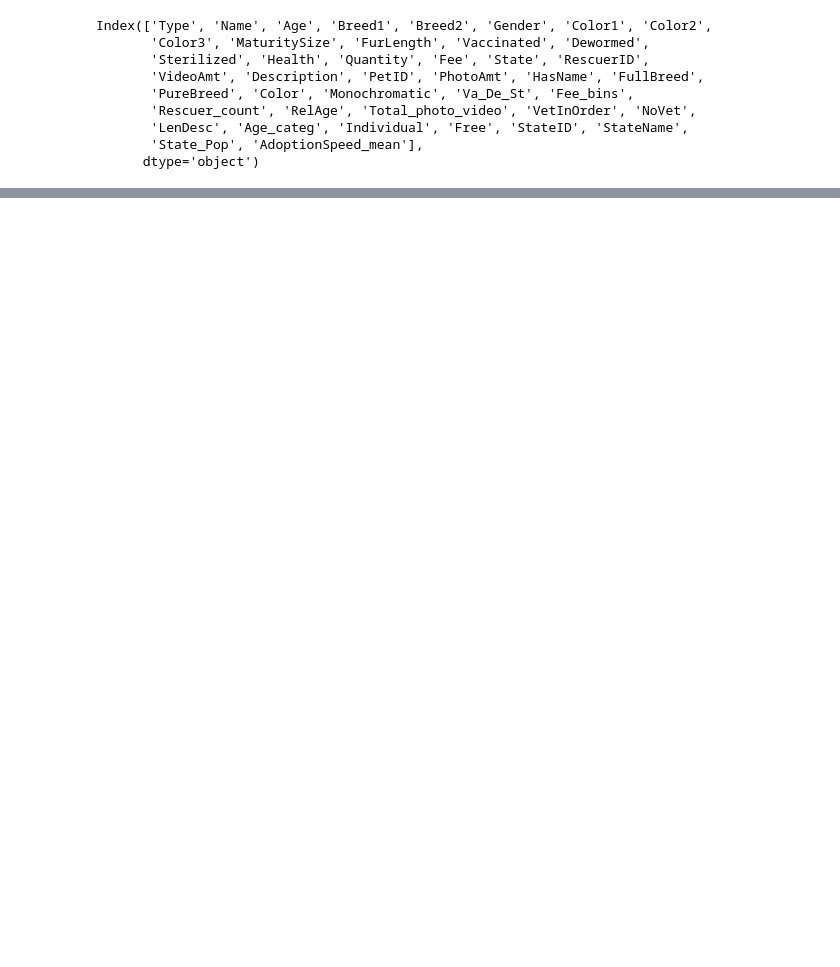
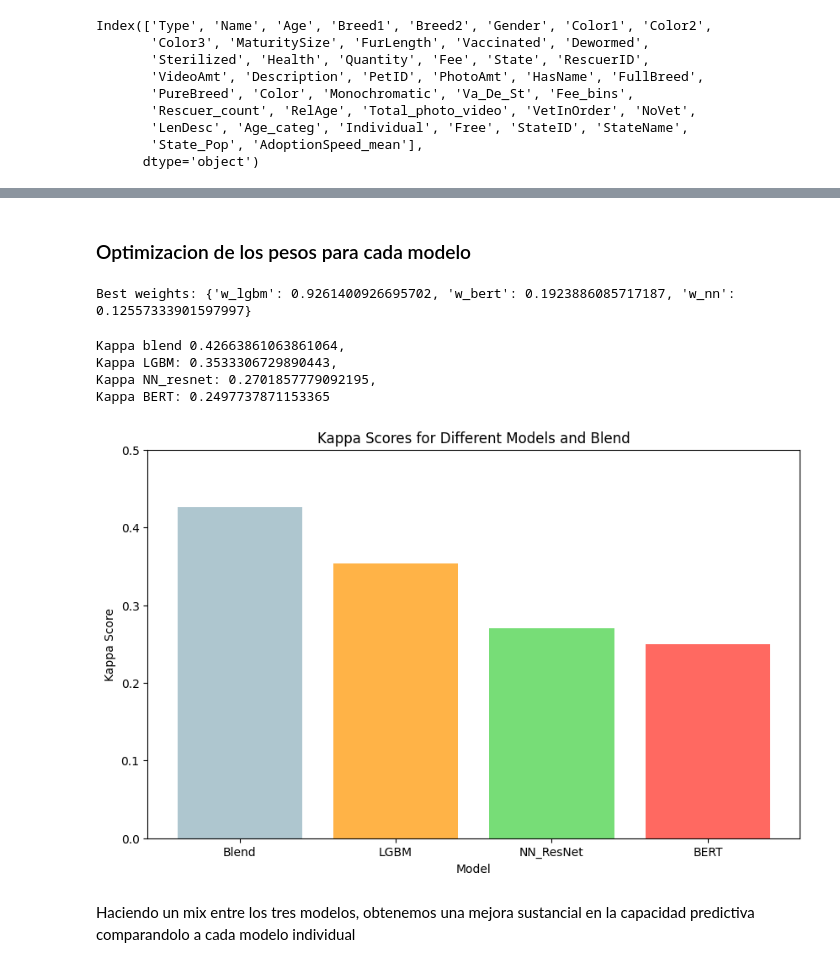
Before and after one commit to Gee1818/LaboII, a Jupyter notebook: srs/001_workflow_20240810.ipynb, the cells around one changed output, grey strips where cells are left out. Drawn from its saved outputs; the diff is of its cells as text; code cells hidden in the pictures; blank space fills up the shorter version.

```diff
--- a/srs/001_workflow_20240810.ipynb
+++ b/srs/001_workflow_20240810.ipynb
@@ -565,9 +561,6 @@ feature_importance.sort_values('weight', ascending=False).head(20)
 # %%
-nn_proba = load(os.path.join(BASE_DIR, "resultados_nn_bert/test_04 ResNet local_1.0.0_0.joblib"))
-nn_proba = nn_proba[['PetID', 'pred']]
-
-nn_proba2 = load(os.path.join(BASE_DIR, "resultados_nn_bert/test_04 Effnet_1.0.0_3.joblib"))
-nn_proba2 = nn_proba2[['PetID', 'pred']]
+nn_proba_res = load(os.path.join(BASE_DIR, "resultados_nn_bert/test_04 ResNet__1.0.0_0.joblib"))
+nn_proba_res = nn_proba_res[['PetID', 'pred']]
 
 bert_proba = load(os.path.join(BASE_DIR, "resultados_nn_bert/test_06 Bert_1.0_3.joblib"))
 bert_proba = bert_proba[['PetID', 'pred']]
@@ -576,12 +569,76 @@ lgb_proba_df = pd.DataFrame({'PetID': X_val_id,
                             'lgbm_proba': list(lgb_proba)})
 
 all_proba = lgb_proba_df.merge(bert_proba[['PetID', 'pred']].rename({'pred':'bert_proba'},axis=1),
-                  on='PetID', how='left').merge(nn_proba[['PetID', 'pred']].rename({'pred':'nn_proba'},axis=1),
-                  on='PetID', how='left').merge(nn_proba2[['PetID', 'pred']].rename({'pred':'nn_proba2'},axis=1),
+                  on='PetID', how='left').merge(nn_proba_res[['PetID', 'pred']].rename({'pred':'nn_proba_ResNet'},axis=1),
                   on='PetID', how='left').merge(df_train[['PetID','AdoptionSpeed']], on='PetID', how='left')
 
 all_proba['bert_proba'] = [np.zeros(5) if type(i) is float else  i for i in all_proba['bert_proba']]
-all_proba['nn_proba'] = [np.zeros(5) if type(i) is float else  i for i in all_proba['nn_proba']]
-all_proba['nn_proba2'] = [np.zeros(5) if type(i) is float else  i for i in all_proba['nn_proba2']]
+all_proba['nn_proba_ResNet'] = [np.zeros(5) if type(i) is float else  i for i in all_proba['nn_proba_ResNet']]
 # %%
 y = all_proba['AdoptionSpeed']
+# %% [markdown]
+### Optimizacion de los pesos para cada modelo
+# %%
+def objective(trial):
+    # Suggest weights for each model's predictions
+    w_lgbm = trial.suggest_float('w_lgbm', 0.5, 1.0)
+    w_bert = trial.suggest_float('w_bert', 0.0, 0.5)
+    w_nn_res = trial.suggest_float('w_nn', 0.0, 0.5)
+
+    # Normalize weights
+    w_sum = w_lgbm + w_bert + w_nn_res
+    w_lgbm /= w_sum
+    w_bert /= w_sum
+    w_nn_res /= w_sum
+    # Calculate the blended predictions
+    y_pred = np.array((w_lgbm* all_proba['lgbm_proba']+
+                        w_bert * all_proba['bert_proba']+
+                        w_nn_res* all_proba['nn_proba_ResNet']).tolist()).argmax(axis=1)
+
+    # Calculate the quadratic weighted kappa
+    kappa = cohen_kappa_score(y, y_pred, weights='quadratic')
+
+    return kappa
+
+# Create an Optuna study
+optuna.logging.set_verbosity(optuna.logging.WARNING)
+#optuna.logging.set_verbosity(optuna.logging.INFO)
+study_blend = optuna.create_study(direction="maximize")
+study_blend.optimize(objective, n_trials=400, show_progress_bar = True)
+
+# Best weights found
+best_weights = study_blend.best_trial.params
+print("Best weights:", best_weights)
+# %% [output]
+Best weights: {'w_lgbm': 0.9261400926695702, 'w_bert': 0.1923886085717187, 'w_nn': 0.12557333901597997}
+# %%
+# Calculate the quadratic weighted kappa
+lgbm_kappa = cohen_kappa_score(y, np.array(all_proba['lgbm_proba'].tolist()).argmax(axis=1), weights='quadratic')
+# Calculate the quadratic weighted kappa
+bert_kappa = cohen_kappa_score(y, np.array(all_proba['bert_proba'].tolist()).argmax(axis=1), weights='quadratic')
+# Calculate the quadratic weighted kappa
+nn_Res_kappa = cohen_kappa_score(y, np.array(all_proba['nn_proba_ResNet'].tolist()).argmax(axis=1), weights='quadratic')
+print(f"Kappa blend {study_blend.best_value}, \nKappa LGBM: {lgbm_kappa}, \nKappa NN_resnet: {nn_Res_kappa}, \nKappa BERT: {bert_kappa}")
+# Create a bar plot to represent the kappa values
+kappa_values = {
+    'Blend': study_blend.best_value,
+    'LGBM': lgbm_kappa,
+    'NN_ResNet': nn_Res_kappa,
+    'BERT': bert_kappa
+}
+colors = ['#AEC6CF', '#FFB347', '#77DD77', '#FF6961']
+plt.figure(figsize=(10, 6))
+plt.bar(kappa_values.keys(), kappa_values.values(), color=colors)
+plt.xlabel('Model')
+plt.ylabel('Kappa Score')
+plt.title('Kappa Scores for Different Models and Blend')
+plt.ylim(0, 0.5)
+plt.show()
+# %% [output]
+Kappa blend 0.42663861063861064,
+Kappa LGBM: 0.3533306729890443,
+Kappa NN_resnet: 0.2701857779092195,
+Kappa BERT: 0.2497737871153365
+[figure, added]
+# %% [markdown]
+Haciendo un mix entre los tres modelos, obtenemos una mejora sustancial en la capacidad predictiva comparandolo a cada modelo individual
```
Also changed, not shown: parts of 37 cells of this notebook.
